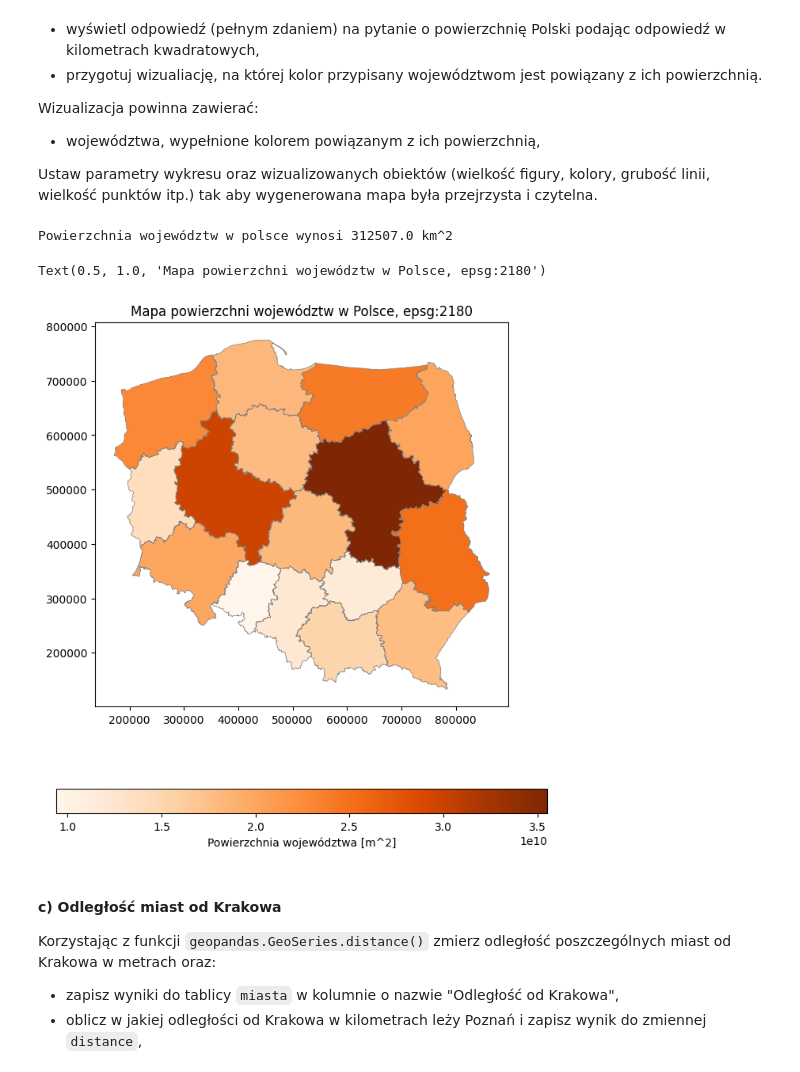
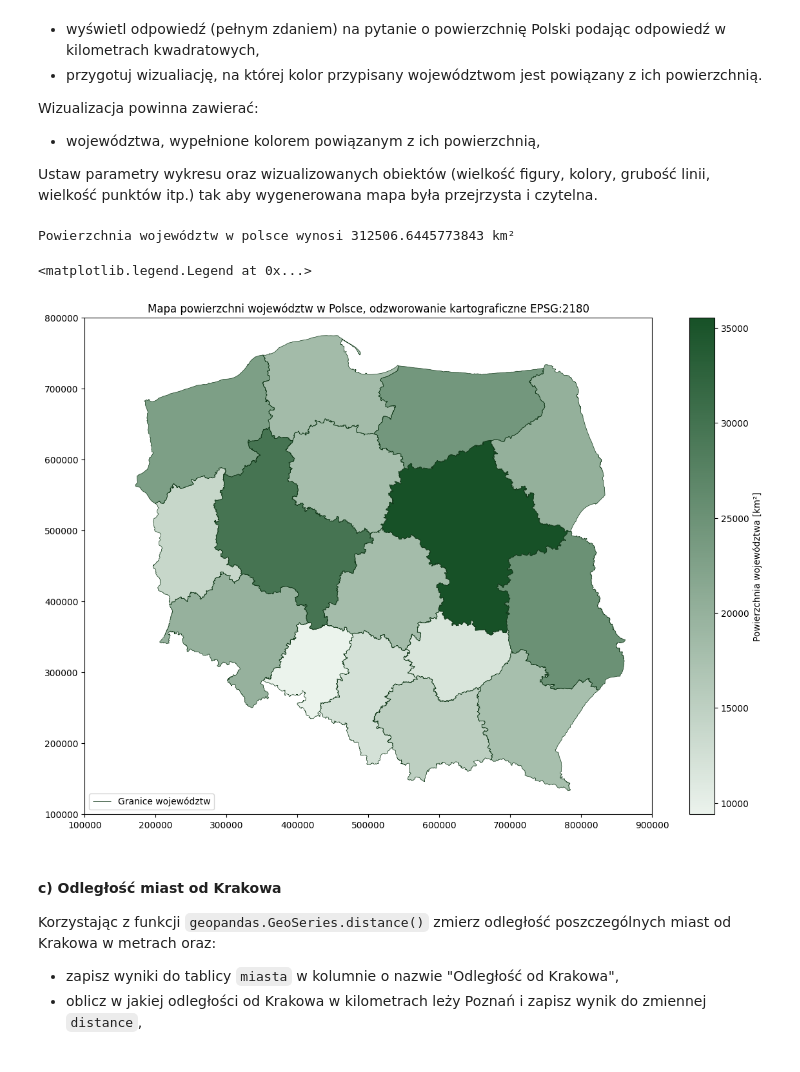
Before and after one commit to zuzannabrauer/spatialDataAnalysis, a Jupyter notebook: ZZ07.ipynb, the cells around one changed output. Saved outputs shown, nothing was run; the diff lists cells and outputs as text; code cells hidden in the pictures.

```diff
--- a/ZZ07.ipynb
+++ b/ZZ07.ipynb
@@ -188,11 +195,11 @@ Ustaw parametry wykresu oraz wizualizowanych obiektów (wielkość figury, kolor
 # %%
 # Obliczenia
 wojewodztwa["Pole"] = wojewodztwa.area
-area= np.sum(wojewodztwa["Pole"])
-area_km = np.round(area/1000/1000)
-print("Powierzchnia województw w polsce wynosi" ,area_km ,"km^2")
+area = np.sum(wojewodztwa["Pole"])
+area_km = area/1000/1000
+print("Powierzchnia województw w polsce wynosi" ,area_km ,"km\u00b2")
 # %% [output]
-Powierzchnia województw w polsce wynosi 312507.0 km^2
+Powierzchnia województw w polsce wynosi 312506.6445773843 km²
 # %%
 # Komórka testowa
 assert np.all(np.isclose(wojewodztwa["Pole"].values, np.array([1.23170381e+10, 9.39998646e+09, 1.16972569e+10, 1.83069651e+10,
@@ -202,16 +209,18 @@ assert np.all(np.isclose(wojewodztwa["Pole"].values, np.array([1.23170381e+10, 9
 assert np.isclose(area, 312506644577.3843)
 # %%
 # Wizualizacja
-fig, ax = plt.subplots(figsize=(8,9))
-cmap = sns.color_palette("Oranges", as_cmap=True)
-wojewodztwa.plot(ax=ax,column = wojewodztwa.Pole,legend=True, linewidth=2.5, cmap=cmap,
-                 legend_kwds={'label': "Powierzchnia województwa [m^2]",'orientation': 'horizontal'})
-wojewodztwa.boundary.plot(ax=ax, color = 'gray', linewidth=0.5)
-
-ax.set_title("Mapa powierzchni województw w Polsce, epsg:2180")
+figure,axes = plt.subplots(figsize = (15,10))
+axes.axis("square")
+axes.set_xlim([100000,900000])
+axes.set_ylim([100000,800000])
+cmap = sns.color_palette("light:#175127", as_cmap=True)
+wojewodztwa.plot(ax = axes, column = wojewodztwa.Pole/1000000, legend = True, linewidth = 2.5, cmap = cmap, legend_kwds = {"label": "Powierzchnia województwa [km\u00b2]", "orientation": "vertical"})
+wojewodztwa.boundary.plot(ax = axes, color = "#12391A", linewidth=0.5)
+axes.set_title("Mapa powierzchni województw w Polsce, odzworowanie kartograficzne EPSG:2180")
+axes.legend(["Granice województw"], loc = "lower left")
 # %% [output]
-Text(0.5, 1.0, 'Mapa powierzchni województw w Polsce, epsg:2180')
+<matplotlib.legend.Legend at 0x...>
-[figure, old version]
+[figure, new version]
 # %% [markdown]
 #### c) Odległość miast od Krakowa
 Korzystając z funkcji `geopandas.GeoSeries.distance()` zmierz odległość poszczególnych miast od Krakowa w metrach oraz:
```
Also changed, not shown: parts of 13 cells of this notebook.
